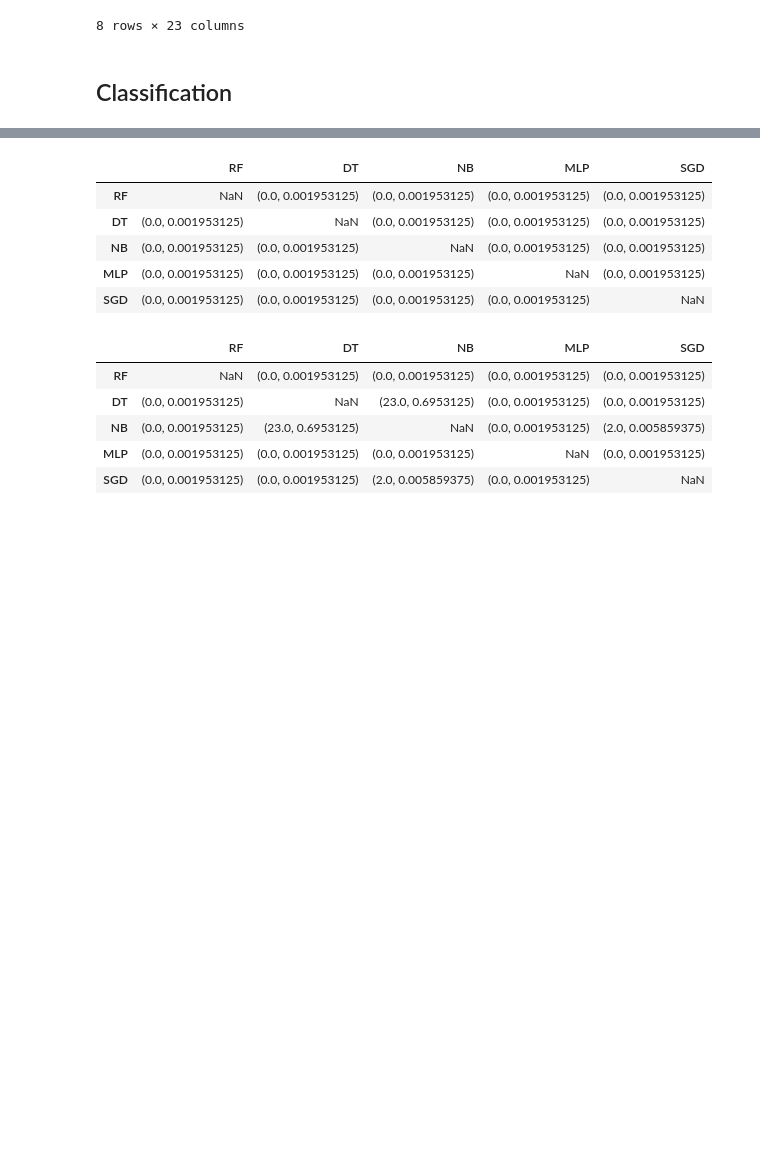
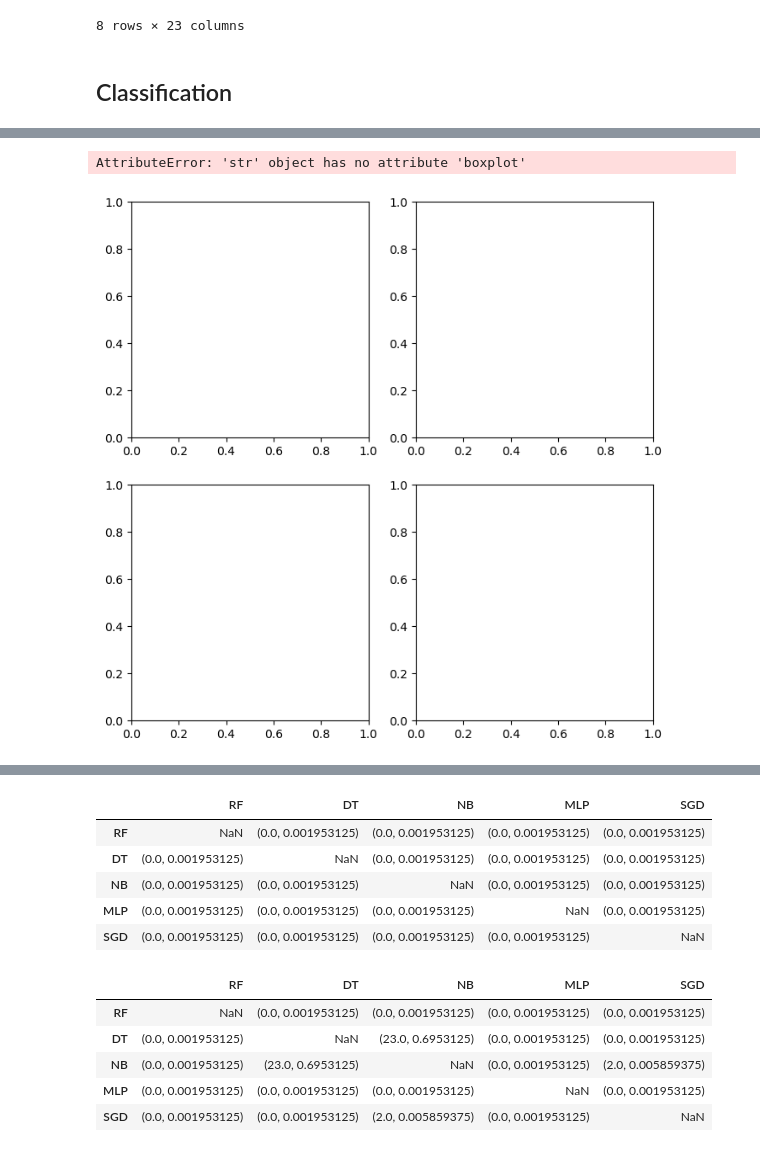
Before and after one commit to Metalcape/url-classifier, a Jupyter notebook: url-classifier.ipynb, the cells around one changed output, grey strips where cells are left out. Saved outputs shown, nothing was run; the diff lists cells and outputs as text; code cells hidden in the pictures; blank space fills up the shorter version.

```diff
--- a/url-classifier.ipynb
+++ b/url-classifier.ipynb
@@ -452,0 +465,25 @@ def print_metrics(results):
+# %%
+SGD_pipe = Pipeline([('vect', StandardScaler()), ('rbf', RBFSampler()), ('clf', SGDClassifier())])
+MLP_pipe = Pipeline([('vect', StandardScaler()), ('clf', MLPClassifier())])
+NB_clf = GaussianNB()
+DT_clf = DecisionTreeClassifier()
+RF_clf = RandomForestClassifier()
+
+pipes = [RF_clf, DT_clf, NB_clf, MLP_pipe, SGD_pipe]
+labels = ['RF', 'DT', 'NB', 'MLP', 'SGD']
+cross = dict()
+
+for pipe, l in zip(pipes, labels):
+    cross[l] = cross_validate(pipe, train_x, train_Y, scoring={
+                                                        'precision': make_scorer(precision_score, pos_label='malicious'),
+                                                        'recall': make_scorer(recall_score, pos_label='malicious'),
+                                                        'f1_score': make_scorer(f1_score, pos_label='malicious'),
+                                                        'accuracy': make_scorer(accuracy_score)},
+                                return_estimator=True,
+                                cv = skf,
+                                n_jobs=-1)
+# %%
+for l in labels:
+    print(f'{l}')
+    print_metrics(cross[l])
+    print()
@@ -452,0 +508,22 @@ def print_metrics(results):
+# %%
+metrics = dict()
+
+for n in names:
+    metrics[n] = pd.DataFrame({l:cross[l]['test_' + n] for l in labels})
+
+def plot_metrics():
+    fig, axes = plt.subplots(nrows=2, ncols=2, figsize=(8, 8))
+    for i, metric in enumerate(metrics):
+        row = i // 2
+        col = i % 2
+        ax = axes[row, col]
+        bars = metric.boxplot(ax=ax, rot=0)
+        ax.set_title(names[i])
+
+    plt.tight_layout()
+    plt.show()
+
+plot_metrics()
+# %% [output]
+AttributeError: 'str' object has no attribute 'boxplot'
+[figure, added]
```
Also changed, not shown: parts of 32 cells of this notebook.
